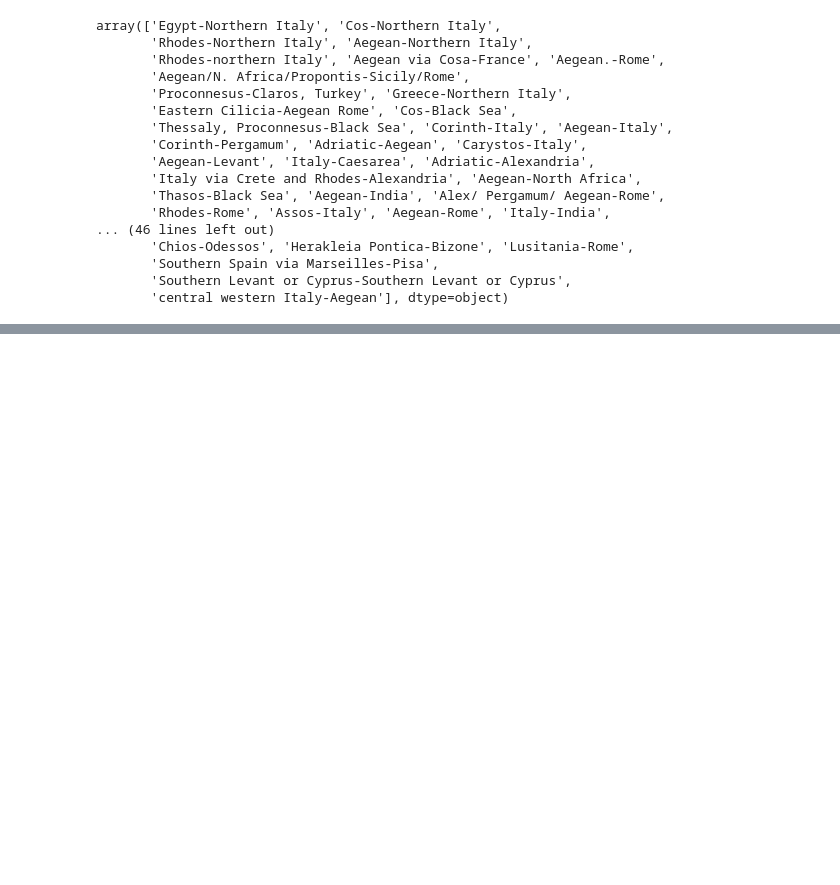
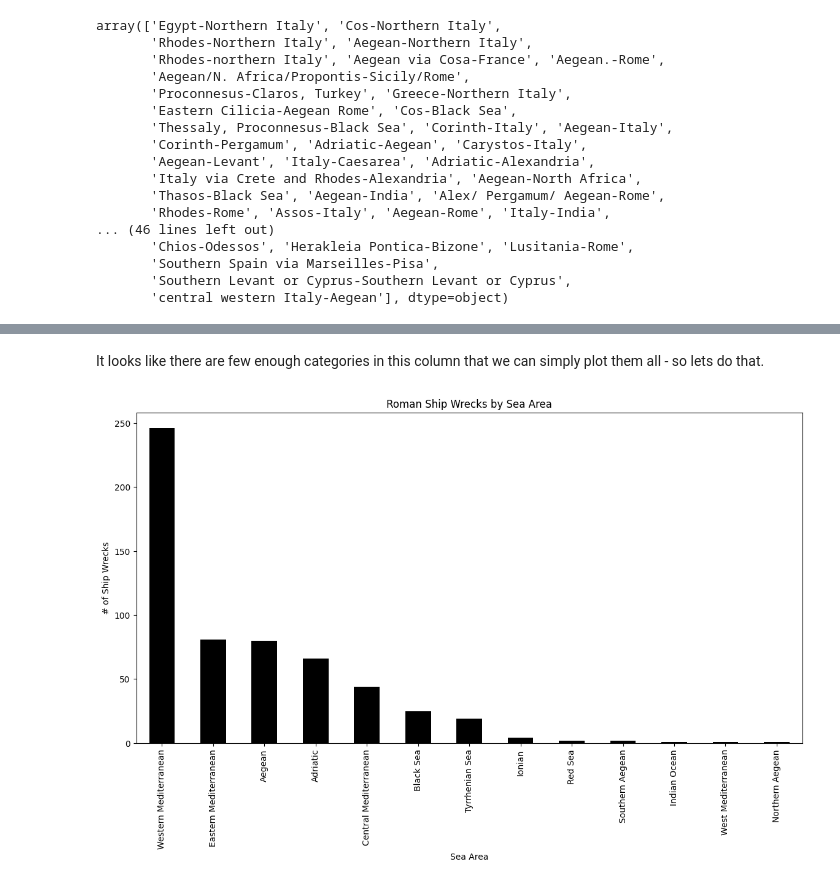
Before and after one commit to streklin/dsnd-project-1, a Jupyter notebook: most_dangerous_voyages.ipynb, the cells around one changed output, grey strips where cells are left out. Drawn from its saved outputs; the diff is of its cells as text; code cells hidden in the pictures; blank space fills up the shorter version.

```diff
--- a/most_dangerous_voyages.ipynb
+++ b/most_dangerous_voyages.ipynb
@@ -162,0 +224,18 @@ array(['Egypt-Northern Italy', 'Cos-Northern Italy',
+# %%
+def create_seaarea_df(df_source):
+    """
+    Creates a new dataframe that focuses on the Sea area columns of our data.
+
+    Args:
+        df_source: the source dataframe.
+    Returns:
+        A copy of the original dataframe with unwanted columns droped and missing data cleaned out.
+    """
+
+    df_results = df_source.copy()
+    df_results = df_results.drop(columns=["Latitude", "Longitude", "Estimated tonnage", "Place of origin", "Place of destination"])
+    df_results.dropna(inplace=True)
+    return df_results
+# %%
+df_seaareas = create_seaarea_df(df_source=df_shipwrecks)
+df_seaareas.head()
@@ -162,0 +277,11 @@ array(['Egypt-Northern Italy', 'Cos-Northern Italy',
+# %% [markdown]
+It looks like there are few enough categories in this column that we can simply plot them all - so lets do that.
+# %%
+plt.figure(figsize=(14, 7))
+df_seaareas["Sea area"].value_counts().plot(kind="bar", color="black")
+plt.title("Roman Ship Wrecks by Sea Area")
+plt.xlabel("Sea Area")
+plt.ylabel("# of Ship Wrecks")
+plt.savefig("shipwrecks_seaarea.png");
+# %% [output]
+[figure, added]
```
Also changed, not shown: parts of 32 cells of this notebook, 12 other files.
